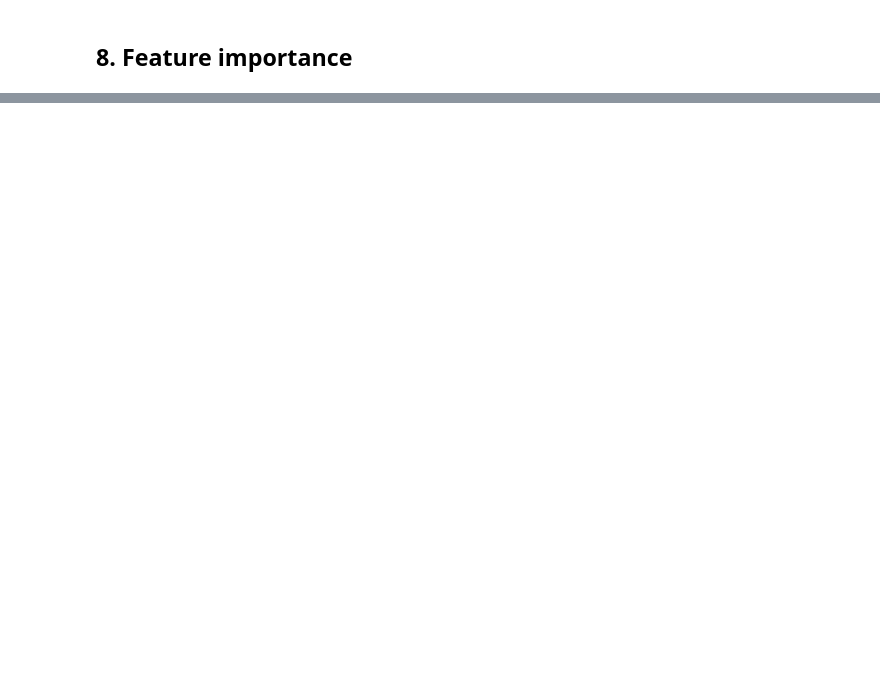
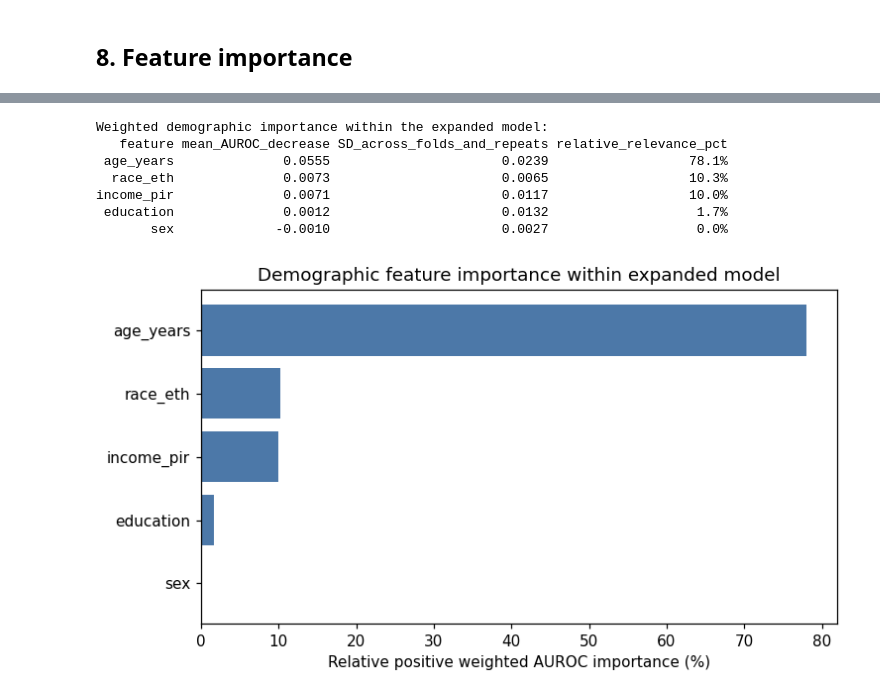
Before and after one commit to hamidsaeed13/VORTEX-BMEN-600-Project, a Jupyter notebook: notebooks/02_baseline_model_and_figures.ipynb, the cells around one changed output, grey strips where cells are left out. Drawn from its saved outputs; the diff is of its cells as text; code cells hidden in the pictures; blank space fills up the shorter version.

Commit message:
Expand weighted diabetes risk model evaluation
Co-authored-by: Copilot <223556219+Copilot@users.noreply.github.com>

```diff
--- a/notebooks/02_baseline_model_and_figures.ipynb
+++ b/notebooks/02_baseline_model_and_figures.ipynb
@@ -635,0 +969,50 @@ plt.show()
+# %%
+demographic_importance = weighted_feature_importance.loc[
+    weighted_feature_importance["feature_type"].eq("demographic")
+].copy()
+demographic_positive = np.clip(
+    demographic_importance["mean_AUROC_decrease"].to_numpy(),
+    a_min=0,
+    a_max=None,
+)
+demographic_positive_total = demographic_positive.sum()
+demographic_importance["relative_relevance_pct"] = (
+    100 * demographic_positive / demographic_positive_total
+    if demographic_positive_total > 0
+    else np.zeros(len(demographic_importance))
+)
+demographic_importance = demographic_importance.sort_values(
+    "relative_relevance_pct",
+    ascending=False,
+)
+print("Weighted demographic importance within the expanded model:")
+print(demographic_importance[[
+    "feature",
+    "mean_AUROC_decrease",
+    "SD_across_folds_and_repeats",
+    "relative_relevance_pct",
+]].to_string(index=False, formatters={
+    "mean_AUROC_decrease": "{:.4f}".format,
+    "SD_across_folds_and_repeats": "{:.4f}".format,
+    "relative_relevance_pct": "{:.1f}%".format,
+}))
+
+plt.figure(figsize=(7, 4))
+plt.barh(
+    demographic_importance["feature"][::-1],
+    demographic_importance["relative_relevance_pct"][::-1],
+    color="#4C78A8",
+)
+plt.xlabel("Relative positive weighted AUROC importance (%)")
+plt.title("Demographic feature importance within expanded model")
+plt.tight_layout()
+plt.show()
+# %% [output]
+Weighted demographic importance within the expanded model:
+   feature mean_AUROC_decrease SD_across_folds_and_repeats relative_relevance_pct
+ age_years              0.0555                      0.0239                  78.1%
+  race_eth              0.0073                      0.0065                  10.3%
+income_pir              0.0071                      0.0117                  10.0%
+ education              0.0012                      0.0132                   1.7%
+       sex             -0.0010                      0.0027                   0.0%
+[figure, added]
```
Also changed, not shown: parts of 20 cells of this notebook.
